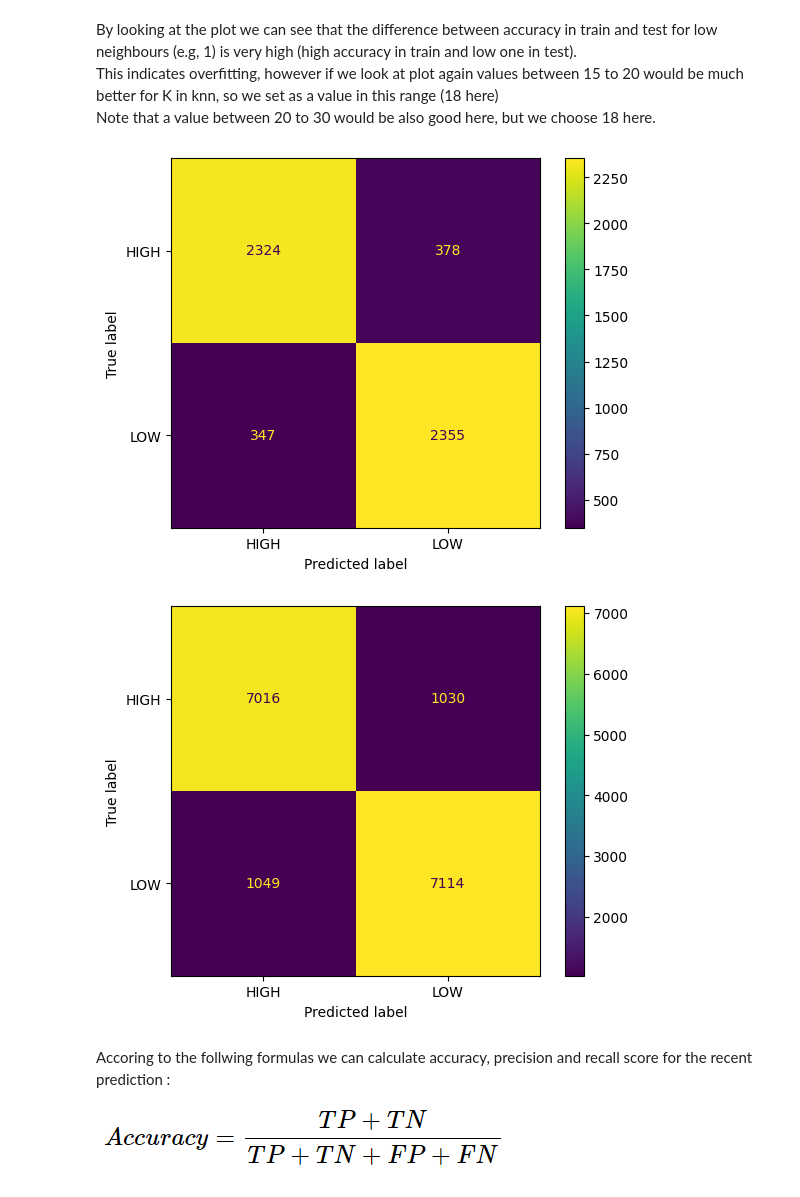
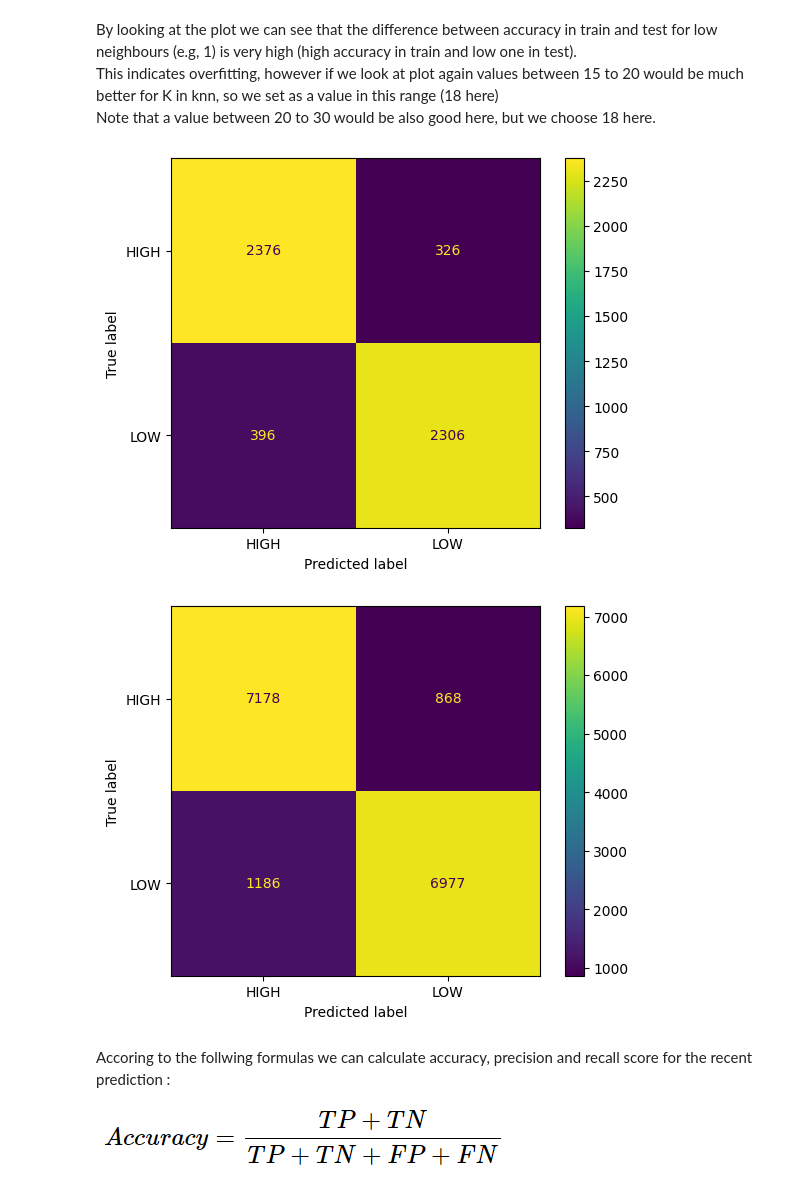
Before and after one commit to alimrn001/AI-CA4, a Jupyter notebook: CA4.ipynb, the cells around one changed output. Saved outputs shown, nothing was run; the diff lists cells and outputs as text; code cells hidden in the pictures.

```diff
--- a/CA4.ipynb
+++ b/CA4.ipynb
@@ -767,27 +763,27 @@ By looking at the plot we can see that the difference between accuracy in train
 This indicates overfitting, however if we look at plot again values between 15 to 20 would be much better for K in knn, so we set as a value in this range (18 here)
 Note that a value between 20 to 30 would be also good here, but we choose 18 here.
 # %%
-knn = KNeighborsClassifier(n_neighbors=i)
+knn = KNeighborsClassifier(n_neighbors=18)
 knn.fit(data_train, label_train_lv)
 
 train_prediction = knn.predict(data_train)
 train_accuracy.append(accuracy_score(label_train_lv, train_prediction))
 
 test_prediction = knn.predict(data_test)
 test_accuracy.append(accuracy_score(label_test_lv, test_prediction))
 
 cnf_matrix = confusion_matrix(label_test_lv, test_prediction, labels=knn.classes_)
 display = ConfusionMatrixDisplay(confusion_matrix=cnf_matrix, display_labels=knn.classes_)
 display.plot()
 plt.show()
 
 cnf_matrix_2 = confusion_matrix(label_train_lv, train_prediction, labels=knn.classes_)
 display = ConfusionMatrixDisplay(confusion_matrix=cnf_matrix_2, display_labels=knn.classes_)
 display.plot()
 plt.show()
 # %% [output]
-[figure, old version]
+[figure, new version]
-[figure, old version]
+[figure, new version]
 # %% [markdown]
 Accoring to the follwing formulas we can calculate accuracy, precision and recall score for the recent prediction :
 ![image-2.png](attachment:image-2.png)
```
Also changed, not shown: parts of 18 cells of this notebook, 1 other file.
